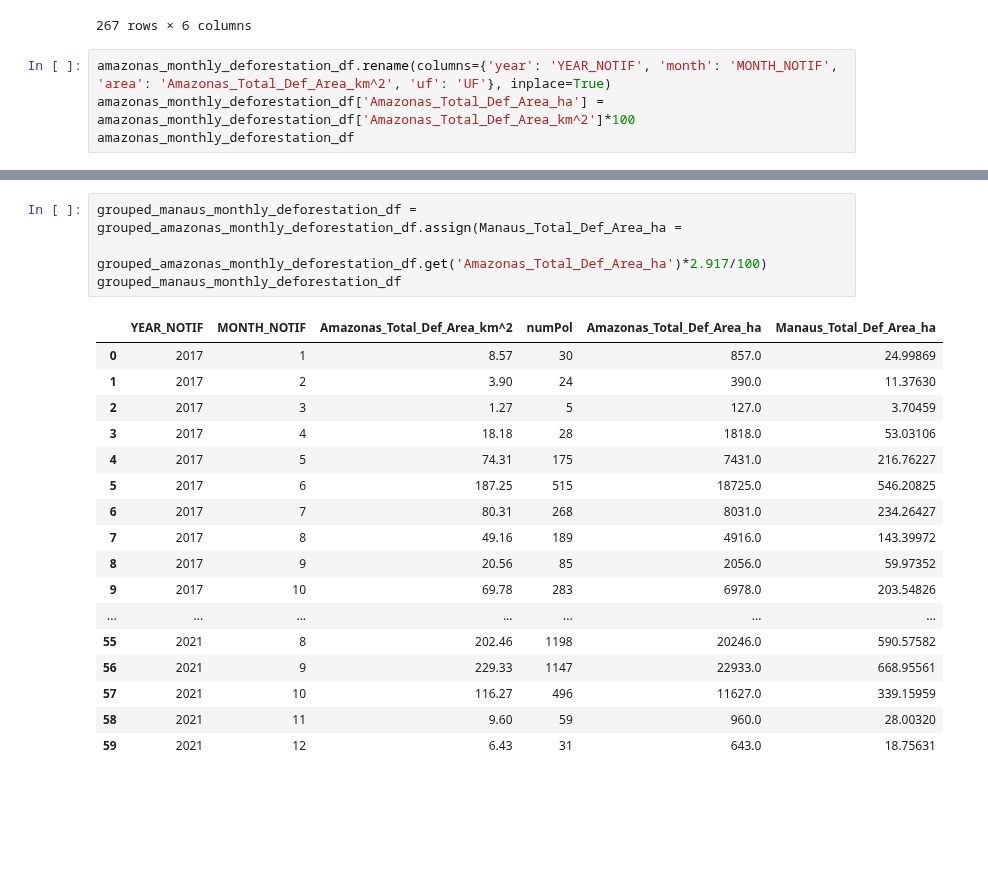
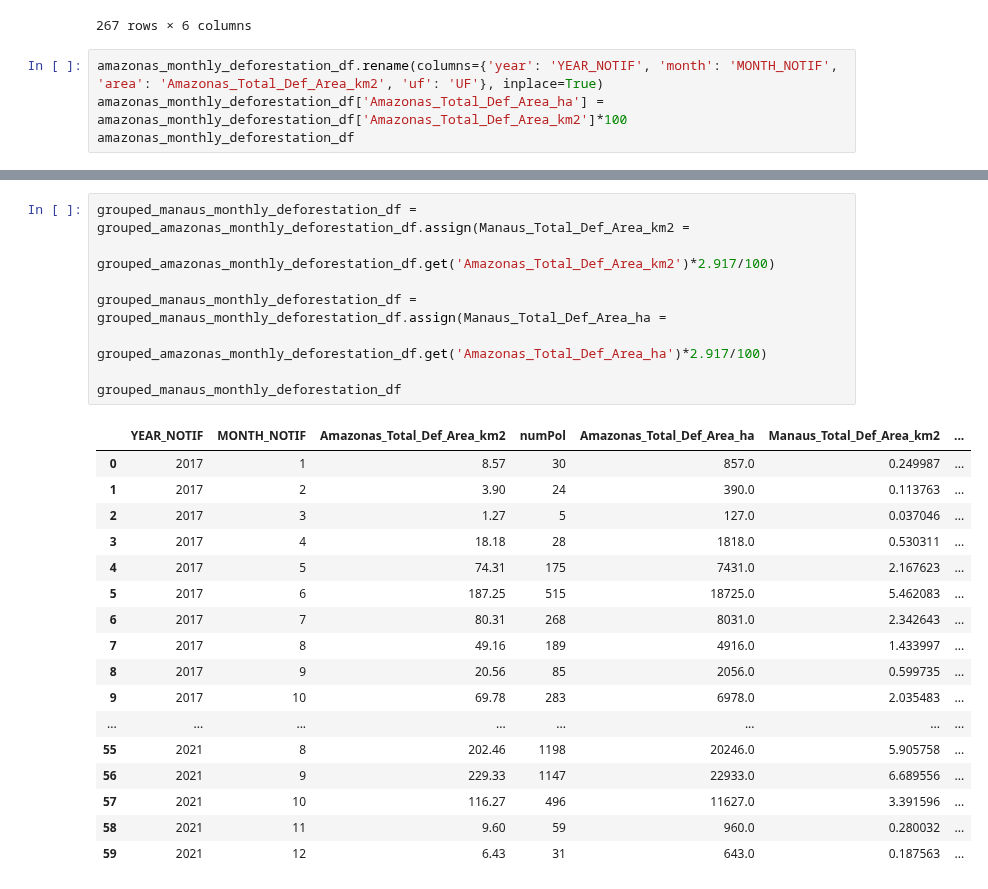
Before and after one commit to RaphaLevy/Study_on_Malaria_dynamics, a Jupyter notebook: mapbiomas_data/Deter_Data_Treatment.ipynb, the cells around one changed output, grey strips where cells are left out. Saved outputs shown, nothing was run; the diff lists cells and outputs as text; blank space fills up the shorter version.

```diff
--- a/mapbiomas_data/Deter_Data_Treatment.ipynb
+++ b/mapbiomas_data/Deter_Data_Treatment.ipynb
@@ -21,7 +23,7 @@ amazonas_monthly_deforestation_df
 | 266 | 2019 | 5 | 167.28 | AM | DESMATAMENTO_CR | 309 |
 267 rows × 6 columns
 # %%
-amazonas_monthly_deforestation_df.rename(columns={'year': 'YEAR_NOTIF', 'month': 'MONTH_NOTIF', 'area': 'Amazonas_Total_Def_Area_km^2', 'uf': 'UF'}, inplace=True)
-amazonas_monthly_deforestation_df['Amazonas_Total_Def_Area_ha'] = amazonas_monthly_deforestation_df['Amazonas_Total_Def_Area_km^2']*100
+amazonas_monthly_deforestation_df.rename(columns={'year': 'YEAR_NOTIF', 'month': 'MONTH_NOTIF', 'area': 'Amazonas_Total_Def_Area_km2', 'uf': 'UF'}, inplace=True)
+amazonas_monthly_deforestation_df['Amazonas_Total_Def_Area_ha'] = amazonas_monthly_deforestation_df['Amazonas_Total_Def_Area_km2']*100
 amazonas_monthly_deforestation_df
 # %% [output]
@@ -80,24 +82,28 @@ grouped_amazonas_monthly_deforestation_df
 | 58 | 2021 | 11 | 9.60 | 59 | 960.0 |
 | 59 | 2021 | 12 | 6.43 | 31 | 643.0 |
 # %%
-grouped_manaus_monthly_deforestation_df = grouped_amazonas_monthly_deforestation_df.assign(Manaus_Total_Def_Area_ha =
+grouped_manaus_monthly_deforestation_df = grouped_amazonas_monthly_deforestation_df.assign(Manaus_Total_Def_Area_km2 =
+                                                                                          grouped_amazonas_monthly_deforestation_df.get('Amazonas_Total_Def_Area_km2')*2.917/100)
+
+grouped_manaus_monthly_deforestation_df = grouped_manaus_monthly_deforestation_df.assign(Manaus_Total_Def_Area_ha =
                                                                                           grouped_amazonas_monthly_deforestation_df.get('Amazonas_Total_Def_Area_ha')*2.917/100)
+
 grouped_manaus_monthly_deforestation_df
 # %% [output]
-|  | YEAR_NOTIF | MONTH_NOTIF | Amazonas_Total_Def_Area_km^2 | numPol | Amazonas_Total_Def_Area_ha | Manaus_Total_Def_Area_ha |
-| 0 | 2017 | 1 | 8.57 | 30 | 857.0 | 24.99869 |
-| 1 | 2017 | 2 | 3.90 | 24 | 390.0 | 11.37630 |
-| 2 | 2017 | 3 | 1.27 | 5 | 127.0 | 3.70459 |
-| 3 | 2017 | 4 | 18.18 | 28 | 1818.0 | 53.03106 |
-| 4 | 2017 | 5 | 74.31 | 175 | 7431.0 | 216.76227 |
-| 5 | 2017 | 6 | 187.25 | 515 | 18725.0 | 546.20825 |
-| 6 | 2017 | 7 | 80.31 | 268 | 8031.0 | 234.26427 |
-| 7 | 2017 | 8 | 49.16 | 189 | 4916.0 | 143.39972 |
-| 8 | 2017 | 9 | 20.56 | 85 | 2056.0 | 59.97352 |
-| 9 | 2017 | 10 | 69.78 | 283 | 6978.0 | 203.54826 |
-| ... | ... | ... | ... | ... | ... | ... |
-| 55 | 2021 | 8 | 202.46 | 1198 | 20246.0 | 590.57582 |
-| 56 | 2021 | 9 | 229.33 | 1147 | 22933.0 | 668.95561 |
-| 57 | 2021 | 10 | 116.27 | 496 | 11627.0 | 339.15959 |
-| 58 | 2021 | 11 | 9.60 | 59 | 960.0 | 28.00320 |
-| 59 | 2021 | 12 | 6.43 | 31 | 643.0 | 18.75631 |
+|  | YEAR_NOTIF | MONTH_NOTIF | Amazonas_Total_Def_Area_km2 | numPol | Amazonas_Total_Def_Area_ha | Manaus_Total_Def_Area_km2 | ... |
+| 0 | 2017 | 1 | 8.57 | 30 | 857.0 | 0.249987 | ... |
+| 1 | 2017 | 2 | 3.90 | 24 | 390.0 | 0.113763 | ... |
+| 2 | 2017 | 3 | 1.27 | 5 | 127.0 | 0.037046 | ... |
+| 3 | 2017 | 4 | 18.18 | 28 | 1818.0 | 0.530311 | ... |
+| 4 | 2017 | 5 | 74.31 | 175 | 7431.0 | 2.167623 | ... |
+| 5 | 2017 | 6 | 187.25 | 515 | 18725.0 | 5.462083 | ... |
+| 6 | 2017 | 7 | 80.31 | 268 | 8031.0 | 2.342643 | ... |
+| 7 | 2017 | 8 | 49.16 | 189 | 4916.0 | 1.433997 | ... |
+| 8 | 2017 | 9 | 20.56 | 85 | 2056.0 | 0.599735 | ... |
+| 9 | 2017 | 10 | 69.78 | 283 | 6978.0 | 2.035483 | ... |
+| ... | ... | ... | ... | ... | ... | ... | ... |
+| 55 | 2021 | 8 | 202.46 | 1198 | 20246.0 | 5.905758 | ... |
+| 56 | 2021 | 9 | 229.33 | 1147 | 22933.0 | 6.689556 | ... |
+| 57 | 2021 | 10 | 116.27 | 496 | 11627.0 | 3.391596 | ... |
+| 58 | 2021 | 11 | 9.60 | 59 | 960.0 | 0.280032 | ... |
+| 59 | 2021 | 12 | 6.43 | 31 | 643.0 | 0.187563 | ... |
```
Also changed, not shown: parts of 4 cells of this notebook.
